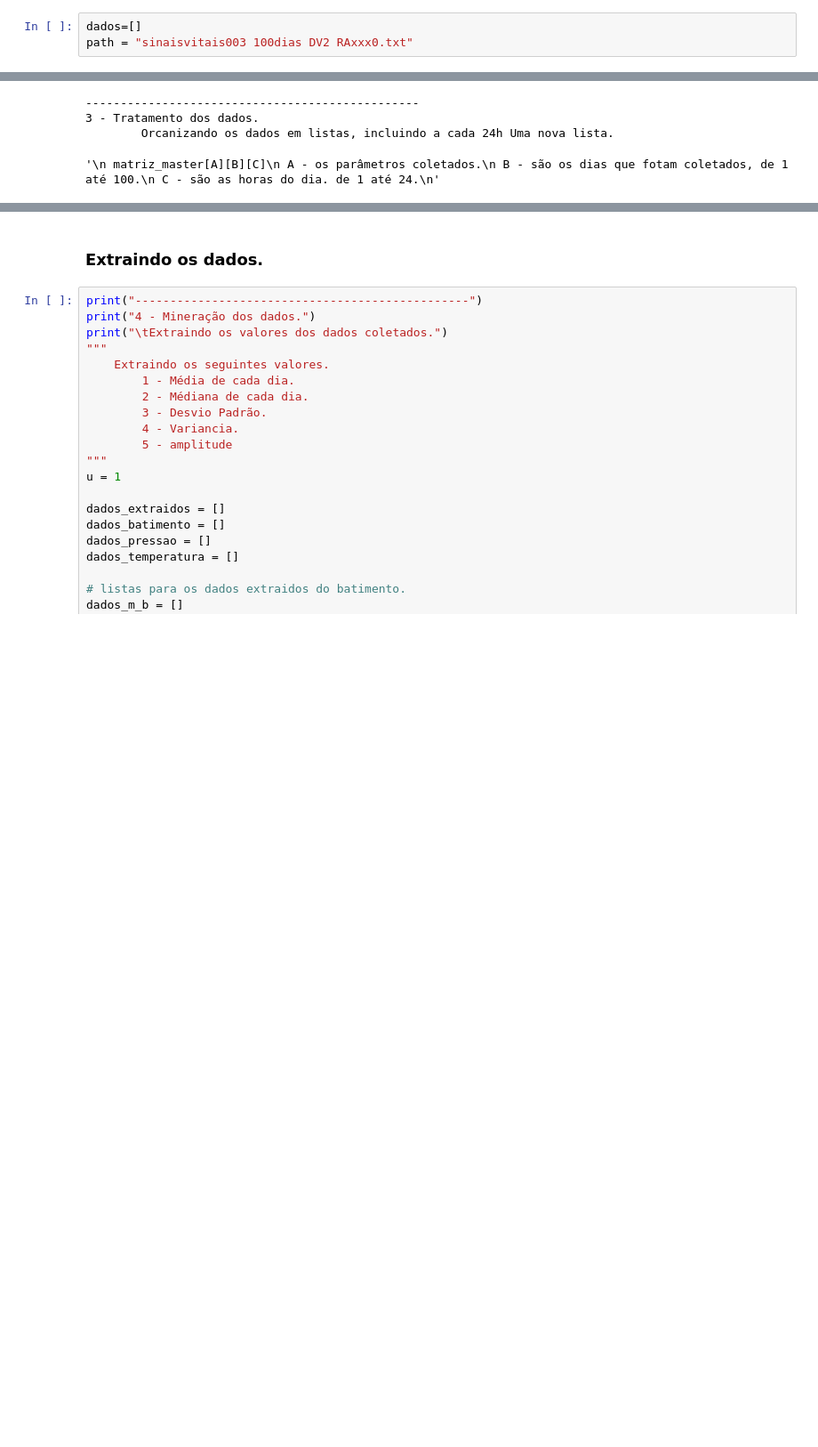
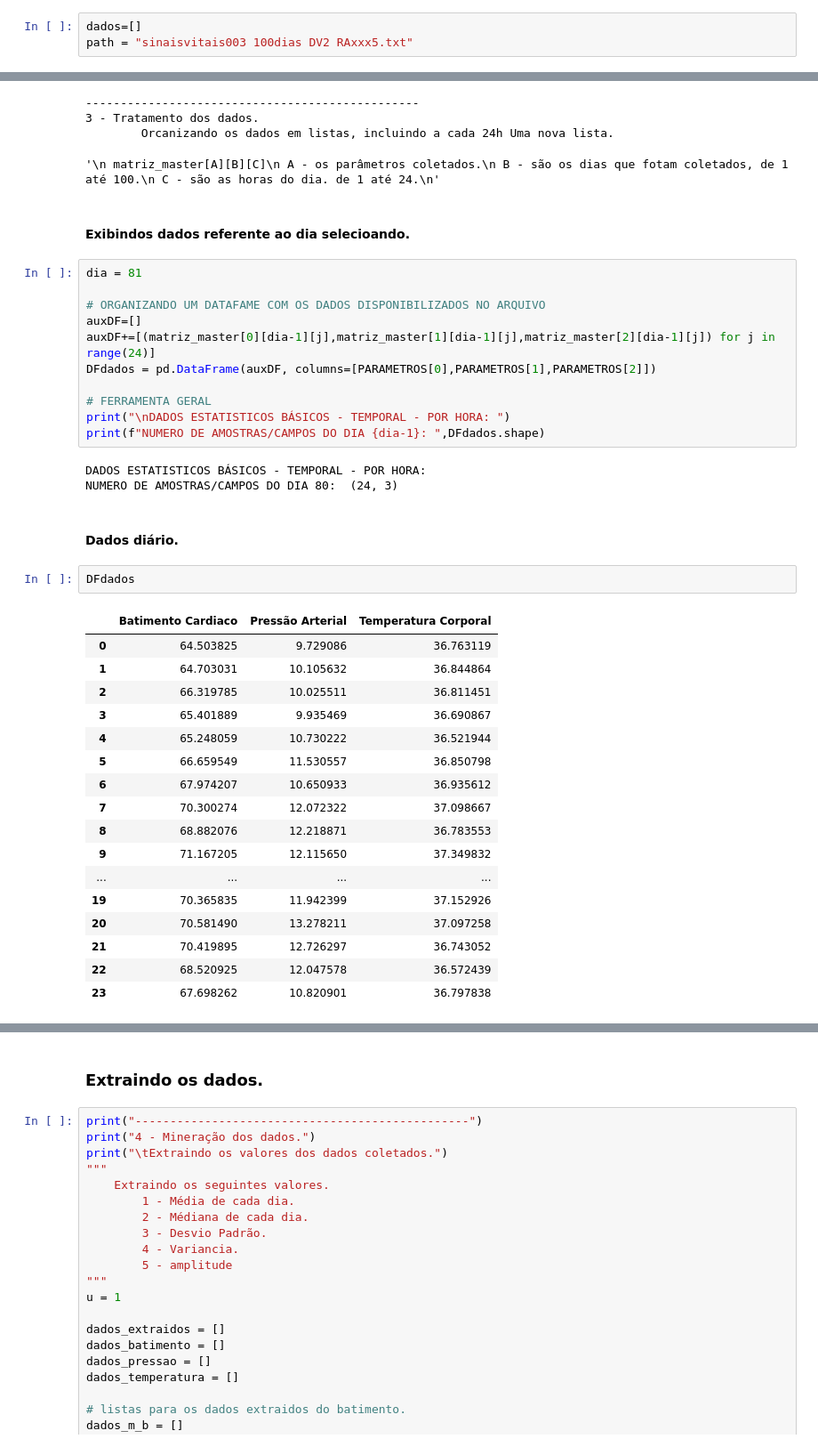
Before and after one commit to JulioAquinoDev/Analise_Exploratoria_de_Dados, a Jupyter notebook: main.ipynb, the cells around one changed output, grey strips where cells are left out. Shown at 89% size. Saved outputs shown, nothing was run; the diff lists cells and outputs as text; blank space fills up the shorter version.

Commit message:
Notebook - Exibindo os dataframe, utilizando lib pandas.

```diff
--- a/main.ipynb
+++ b/main.ipynb
@@ -63,7 +63,7 @@ print(f"\t\t1 - {PARAMETROS[0]}, 2 - {PARAMETROS[1]}, 3 - {PARAMETROS[2]}.")
 #### Definindo o nome do arquivo com os valores registrados.
 # %%
 dados=[]
-path = "sinaisvitais003 100dias DV2 RAxxx0.txt"
+path = "sinaisvitais003 100dias DV2 RAxxx5.txt"
 # %%
 with open(path,'r',newline='') as ARQUIVO:
     d = csv.reader(ARQUIVO)
@@ -197,3 +248,41 @@ matriz_master.append(matriz_temperatura)
 3 - Tratamento dos dados.
         Orcanizando os dados em listas, incluindo a cada 24h Uma nova lista.
 '\n matriz_master[A][B][C]\n A - os parâmetros coletados.\n B - são os dias que fotam coletados, de 1 até 100.\n C - são as horas do dia. de 1 até 24.\n'
+# %% [markdown]
+#### Exibindos dados referente ao dia selecioando.
+# %%
+dia = 81
+
+# ORGANIZANDO UM DATAFAME COM OS DADOS DISPONIBILIZADOS NO ARQUIVO
+auxDF=[]
+auxDF+=[(matriz_master[0][dia-1][j],matriz_master[1][dia-1][j],matriz_master[2][dia-1][j]) for j in range(24)]
+DFdados = pd.DataFrame(auxDF, columns=[PARAMETROS[0],PARAMETROS[1],PARAMETROS[2]])
+
+# FERRAMENTA GERAL
+print("\nDADOS ESTATISTICOS BÁSICOS - TEMPORAL - POR HORA: ")
+print(f"NUMERO DE AMOSTRAS/CAMPOS DO DIA {dia-1}: ",DFdados.shape)
+# %% [output]
+DADOS ESTATISTICOS BÁSICOS - TEMPORAL - POR HORA:
+NUMERO DE AMOSTRAS/CAMPOS DO DIA 80:  (24, 3)
+# %% [markdown]
+#### Dados diário.
+# %%
+DFdados
+# %% [output]
+|  | Batimento Cardiaco | Pressão Arterial | Temperatura Corporal |
+| 0 | 64.503825 | 9.729086 | 36.763119 |
+| 1 | 64.703031 | 10.105632 | 36.844864 |
+| 2 | 66.319785 | 10.025511 | 36.811451 |
+| 3 | 65.401889 | 9.935469 | 36.690867 |
+| 4 | 65.248059 | 10.730222 | 36.521944 |
+| 5 | 66.659549 | 11.530557 | 36.850798 |
+| 6 | 67.974207 | 10.650933 | 36.935612 |
+| 7 | 70.300274 | 12.072322 | 37.098667 |
+| 8 | 68.882076 | 12.218871 | 36.783553 |
+| 9 | 71.167205 | 12.115650 | 37.349832 |
+| ... | ... | ... | ... |
+| 19 | 70.365835 | 11.942399 | 37.152926 |
+| 20 | 70.581490 | 13.278211 | 37.097258 |
+| 21 | 70.419895 | 12.726297 | 36.743052 |
+| 22 | 68.520925 | 12.047578 | 36.572439 |
+| 23 | 67.698262 | 10.820901 | 36.797838 |
```
Also changed, not shown: parts of 18 cells of this notebook.
